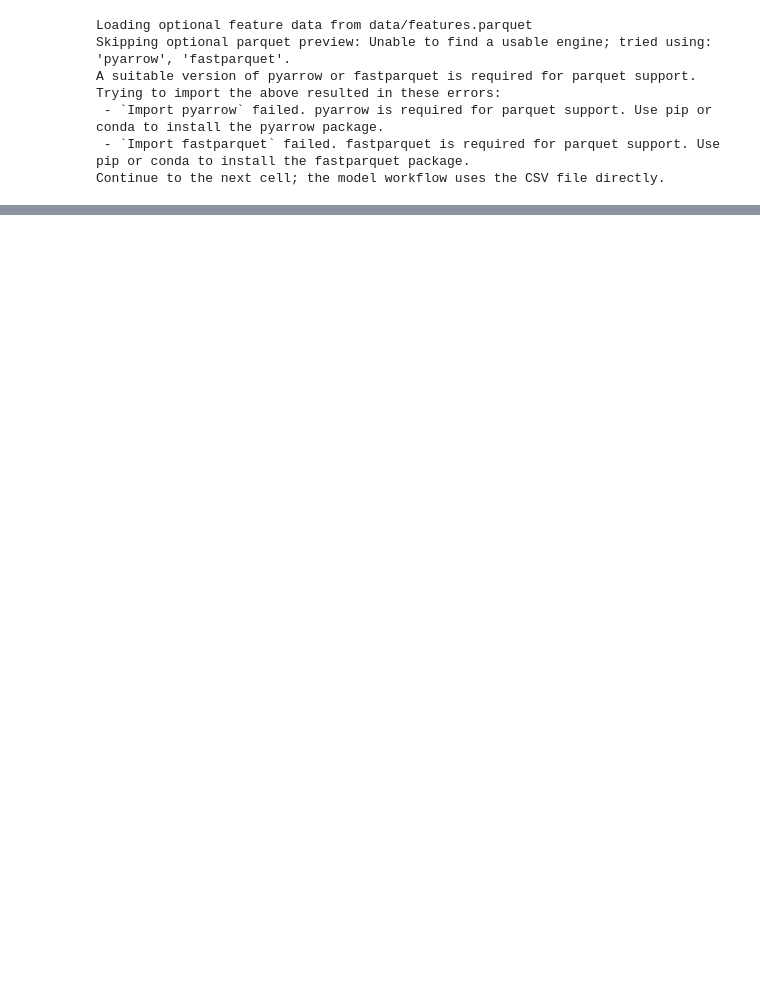
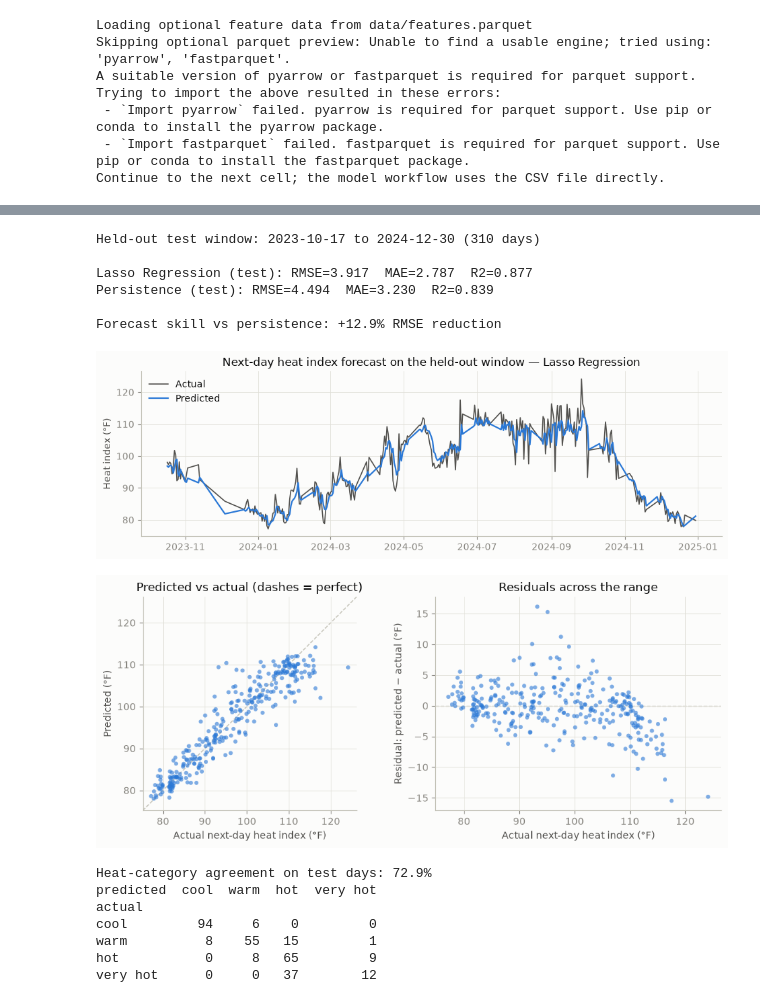
Before and after one commit to CatFatOw/Rice-To-Meet-You, a Jupyter notebook: heat_model_test.ipynb, the cells around one changed output, grey strips where cells are left out. Cells and saved outputs as stored; diff of their text form; code cells hidden in the pictures; blank space fills up the shorter version.

```diff
--- a/heat_model_test.ipynb
+++ b/heat_model_test.ipynb
@@ -189,0 +411,79 @@ print(sample_output[["predicted_heat_index", "heat_label"]].head())
+# %%
+import matplotlib.pyplot as plt
+
+INK, INK2, MUTED = "#0b0b0b", "#52514e", "#898781"
+GRID, BASELINE, BLUE = "#e1e0d9", "#c3c2b7", "#2a78d6"
+SURFACE = "#fcfcfb"
+plt.rcParams.update({
+    "figure.facecolor": SURFACE, "axes.facecolor": SURFACE, "savefig.facecolor": SURFACE,
+    "axes.edgecolor": BASELINE, "axes.labelcolor": INK2, "text.color": INK,
+    "xtick.color": MUTED, "ytick.color": MUTED,
+    "axes.grid": True, "grid.color": GRID, "grid.linewidth": 0.6,
+    "axes.spines.top": False, "axes.spines.right": False,
+    "axes.titlecolor": INK, "font.size": 10,
+})
+
+final_model = tuned[best_name]["estimator"]
+final_model.fit(X_train, y_train)  # refit on the full training window
+pred_test = final_model.predict(X_test)
+
+print(f"Held-out test window: {test.index.min().date()} to {test.index.max().date()} ({len(test)} days)\n")
+model_rmse = report_scores(f"{best_name} (test)", y_test, pred_test)
+persist_rmse = report_scores("Persistence (test)", y_test, X_test["heat_index"])
+print(f"\nForecast skill vs persistence: {1 - model_rmse / persist_rmse:+.1%} RMSE reduction")
+
+# Forecast overlay across the test window.
+fig, ax = plt.subplots(figsize=(9.5, 3.2))
+ax.plot(y_test.index, y_test, color=INK2, lw=1.2, label="Actual")
+ax.plot(y_test.index, pred_test, color=BLUE, lw=1.6, label="Predicted")
+ax.set_ylabel("Heat index (°F)")
+ax.set_title(f"Next-day heat index forecast on the held-out window — {best_name}")
+ax.legend(frameon=False, loc="upper left")
+fig.tight_layout()
+plt.show()
+
+# Diagnostics: calibration (left) and where in the range the errors live (right).
+residuals = pred_test - y_test
+fig, axes = plt.subplots(1, 2, figsize=(9.5, 4))
+lims = [min(y_test.min(), pred_test.min()) - 2, max(y_test.max(), pred_test.max()) + 2]
+axes[0].plot(lims, lims, color=BASELINE, lw=1, ls="--", zorder=1)
+axes[0].scatter(y_test, pred_test, s=18, color=BLUE, alpha=0.6, edgecolors="none", zorder=2)
+axes[0].set_xlim(lims)
+axes[0].set_ylim(lims)
+axes[0].set_aspect("equal")
+axes[0].set_xlabel("Actual next-day heat index (°F)")
+axes[0].set_ylabel("Predicted (°F)")
+axes[0].set_title("Predicted vs actual (dashes = perfect)")
+
+axes[1].axhline(0, color=BASELINE, lw=1, ls="--", zorder=1)
+axes[1].scatter(y_test, residuals, s=18, color=BLUE, alpha=0.6, edgecolors="none", zorder=2)
+axes[1].set_xlabel("Actual next-day heat index (°F)")
+axes[1].set_ylabel("Residual: predicted − actual (°F)")
+axes[1].set_title("Residuals across the range")
+fig.tight_layout()
+plt.show()
+
+# Heat-category labels from the forecast (the notebook's original downstream demo),
+# now evaluated as a classification: how often does the forecast land in the right bin?
+heat_bins = [-np.inf, 90, 100, 110, np.inf]
+heat_labels = ["cool", "warm", "hot", "very hot"]
+label_pred = pd.cut(pd.Series(pred_test, index=y_test.index), bins=heat_bins, labels=heat_labels, right=False)
+label_true = pd.cut(y_test, bins=heat_bins, labels=heat_labels, right=False)
+print(f"Heat-category agreement on test days: {(label_pred == label_true).mean():.1%}")
+print(pd.crosstab(label_true, label_pred, rownames=["actual"], colnames=["predicted"]))
+# %% [output]
+Held-out test window: 2023-10-17 to 2024-12-30 (310 days)
+
+Lasso Regression (test): RMSE=3.917  MAE=2.787  R2=0.877
+Persistence (test): RMSE=4.494  MAE=3.230  R2=0.839
+
+Forecast skill vs persistence: +12.9% RMSE reduction
+[figure, added]
+[figure, added]
+Heat-category agreement on test days: 72.9%
+predicted  cool  warm  hot  very hot
+actual
+cool         94     6    0         0
+warm          8    55   15         1
+hot           0     8   65         9
+very hot      0     0   37        12
```
Also changed, not shown: parts of 12 cells of this notebook.
